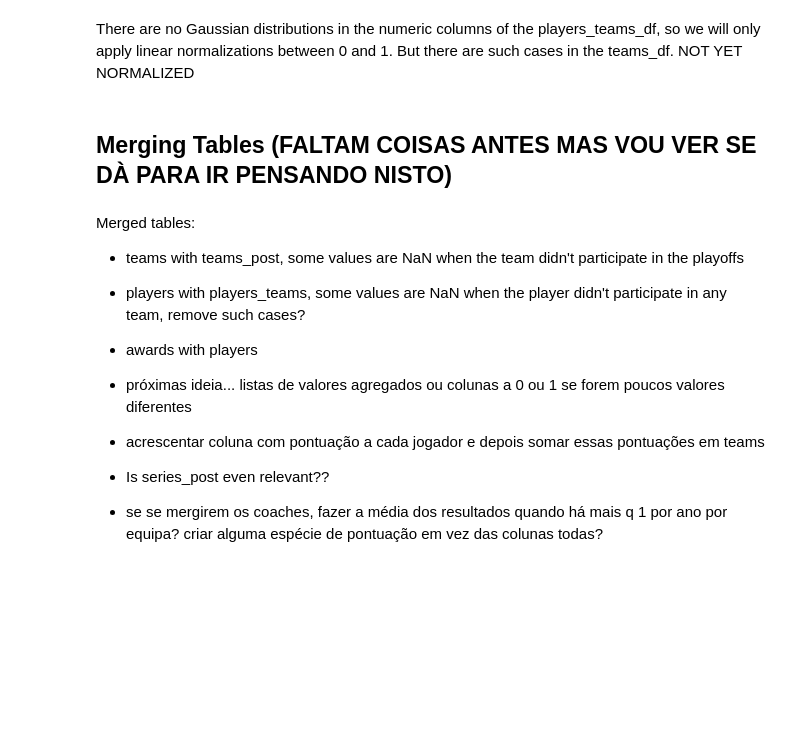
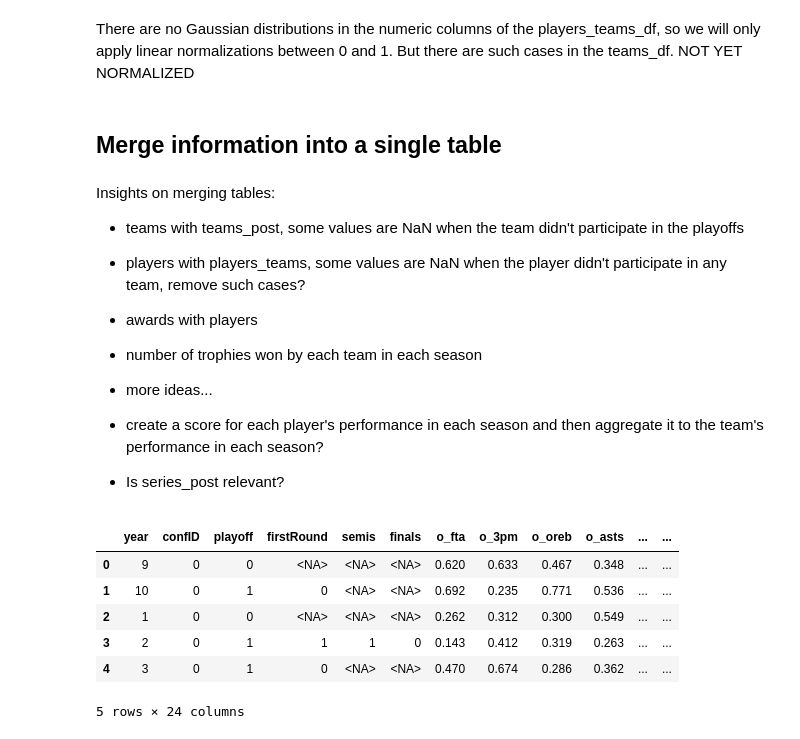
Before and after one commit to jogp10/WnbaPlayoffsPredicting, a Jupyter notebook: notebooks/preparation.ipynb, the cells around one changed output. Cells and saved outputs as stored; diff of their text form; code cells hidden in the pictures; blank space fills up the shorter version.

Commit message:
[feat] merge tables using same dfs access, merge data insto single dataset teams_df5 (missing some values on position_metric and ft% need to check what is going on)

```diff
--- a/notebooks/preparation.ipynb
+++ b/notebooks/preparation.ipynb
@@ -338,7 +436,7 @@ dfs['players_teams_df']['Avg_Turnovers_Per_Game'] = dfs['players_teams_df']['tot
 
 
 # Ratio of Points in Playoffs to Regular Season
-dfs['players_teams_df']['Points_Ratio'] = dfs['players_teams_df']['PostPoints'] / dfs['players_teams_df']['points']
+# dfs['players_teams_df']['Points_Ratio'] = dfs['players_teams_df']['PostPoints'] / dfs['players_teams_df']['points']
 
 
 # Durability Ratio (Check if this is correct)
@@ -391,7 +497,6 @@ MAX_CORRELATION = 0.8
 # %%
 # Add column to indicate if the player went to the playoffs to look for correlations
 def went_to_playoff(df, dfs):
-
     returned_df = df.copy()
 
     playoff_data = dfs['teams_df'][['tmID', 'year', 'playoff']]
@@ -401,9 +506,7 @@ def went_to_playoff(df, dfs):
     return returned_df
 
 def delete_most_correlated(df):
-
     df_copy = df.copy()
-
 
     correlation_matrix = df_copy.corr()
 
@@ -424,11 +527,9 @@ def delete_most_correlated(df):
 
     #drop the attributes with the highest correlation values
     for pair in most_correlated_pairs.index:
-        if pair[1] in df_copy.columns and pair[1] not in ['year']:
+        if pair[1] in df_copy.columns and pair[1] not in ['year', 'Durability_Ratio']:
             df_copy.drop(pair[1], inplace=True, axis=1)
 
-    #print the attributes that were dropped
-    print(df_copy.columns)
     return df_copy
 # %%
 for df in dfs:
@@ -511,23 +722,33 @@ for col in dfs['teams_df'].select_dtypes(include=np.number).columns:
         dfs['teams_df'][col] = aux.round(3)
 # store in csv in prep_data with 2 appended to the name
 dfs['teams_df'].to_csv('../prep_data/teams_df2.csv', index=False)
-# %% [markdown]
-## Merging Tables (FALTAM COISAS ANTES MAS VOU VER SE DÀ PARA IR PENSANDO NISTO)
+# %% [markdown]
+## Merge information into a single table
 # %% [markdown]
-Merged tables:
+Insights on merging tables:
 - teams with teams_post, some values are NaN when the team didn't participate in the playoffs
 - players with players_teams, some values are NaN when the player didn't participate in any team, remove such cases?
 - awards with players
+- number of trophies won by each team in each season
 
-- próximas ideia... listas de valores agregados ou colunas a 0 ou 1 se forem poucos valores diferentes
-- acrescentar coluna com pontuação a cada jogador e depois somar essas pontuações em teams
-- Is series_post even relevant??
-- se se mergirem os coaches, fazer a média dos resultados quando há mais q 1 por ano por equipa? criar alguma espécie de pontuação em vez das colunas todas?
+- more ideas...
+- create a score for each player's performance in each season and then aggregate it to the team's performance in each season?
+- Is series_post relevant?
 # %%
-teams_post_df = teams_post_df.rename(columns={'W': 'W_post', 'L': 'L_post'})
-teams_df = teams_df.merge(teams_post_df, on=['tmID', 'year'], how='left')
+teams_post_df = dfs['teams_post_df'].rename(columns={'W': 'W_post', 'L': 'L_post'})
+dfs['teams_df'] = dfs['teams_df'].merge(teams_post_df, on=['tmID', 'year'], how='left')
 
-teams_df.head()
-# teams_df.to_csv('teams_df_merge_with_post.csv', index=False)
+dfs['teams_df'].head()
+
+# to csv
+# dfs['teams_df'].to_csv('teams_df_merge_with_post.csv', index=False)
+# %% [output]
+|  | year | confID | playoff | firstRound | semis | finals | o_fta | o_3pm | o_oreb | o_asts | ... | ... |
+| 0 | 9 | 0 | 0 | <NA> | <NA> | <NA> | 0.620 | 0.633 | 0.467 | 0.348 | ... | ... |
+| 1 | 10 | 0 | 1 | 0 | <NA> | <NA> | 0.692 | 0.235 | 0.771 | 0.536 | ... | ... |
+| 2 | 1 | 0 | 0 | <NA> | <NA> | <NA> | 0.262 | 0.312 | 0.300 | 0.549 | ... | ... |
+| 3 | 2 | 0 | 1 | 1 | 1 | 0 | 0.143 | 0.412 | 0.319 | 0.263 | ... | ... |
+| 4 | 3 | 0 | 1 | 0 | <NA> | <NA> | 0.470 | 0.674 | 0.286 | 0.362 | ... | ... |
+5 rows × 24 columns
 # %%
 # join players (bioID) with players_teams (playerID)
```
Also changed, not shown: parts of 23 cells of this notebook, 5 other files.
